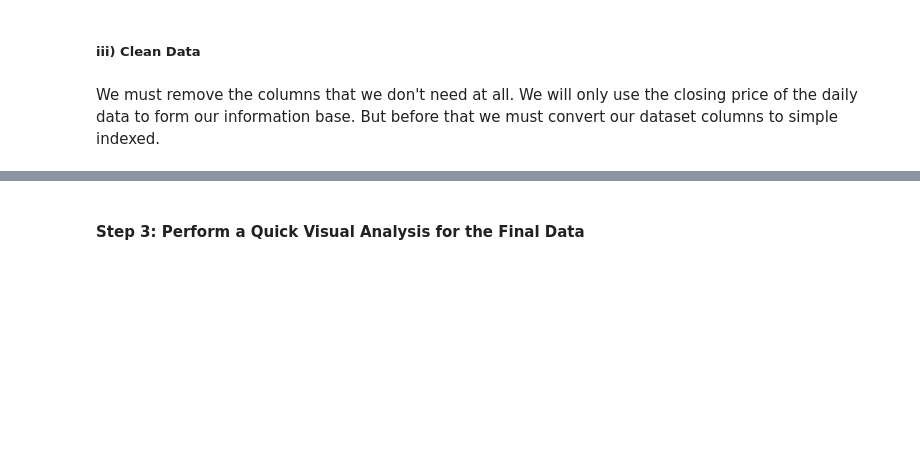
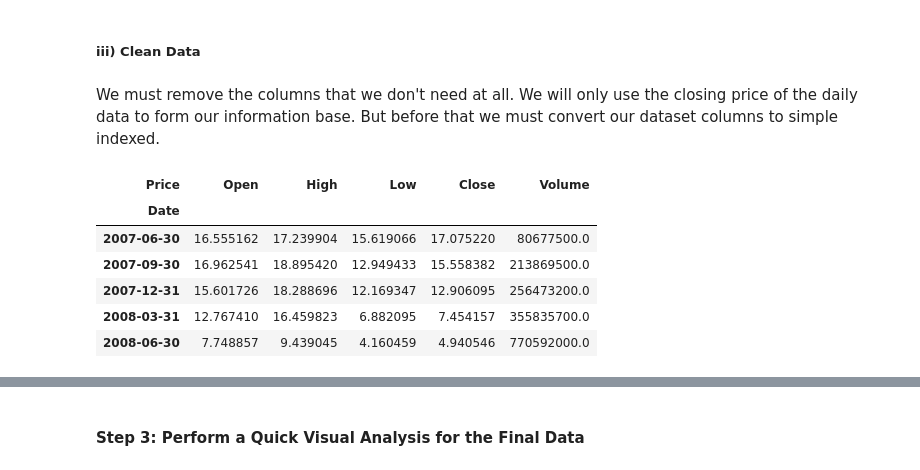
Before and after one commit to AmitPress/tsa-finance, a Jupyter notebook: data/data_preparation.ipynb, the cells around one changed output, grey strips where cells are left out. Saved outputs shown, nothing was run; the diff lists cells and outputs as text; code cells hidden in the pictures; blank space fills up the shorter version.

```diff
--- a/data/data_preparation.ipynb
+++ b/data/data_preparation.ipynb
@@ -85,3 +107,20 @@ try:
     DAL.to_csv('./dal_single_indexed.csv') # yeah the folder is hardcoded
 except:
     print("Failed to save the file")
+# %%
+DAL_Q = DAL.resample("QE").agg({
+    'Open': 'first',
+    'High': 'max',
+    'Low': 'min',
+    'Close': 'last',
+    'Volume': 'sum'
+})
+DAL_Q.head()
+# %% [output]
+| Price | Open | High | Low | Close | Volume |
+| Date |  |  |  |  |  |
+| 2007-06-30 | 16.555162 | 17.239904 | 15.619066 | 17.075220 | 80677500.0 |
+| 2007-09-30 | 16.962541 | 18.895420 | 12.949433 | 15.558382 | 213869500.0 |
+| 2007-12-31 | 15.601726 | 18.288696 | 12.169347 | 12.906095 | 256473200.0 |
+| 2008-03-31 | 12.767410 | 16.459823 | 6.882095 | 7.454157 | 355835700.0 |
+| 2008-06-30 | 7.748857 | 9.439045 | 4.160459 | 4.940546 | 770592000.0 |
```
Also changed, not shown: parts of 6 cells of this notebook, 3 other files.
